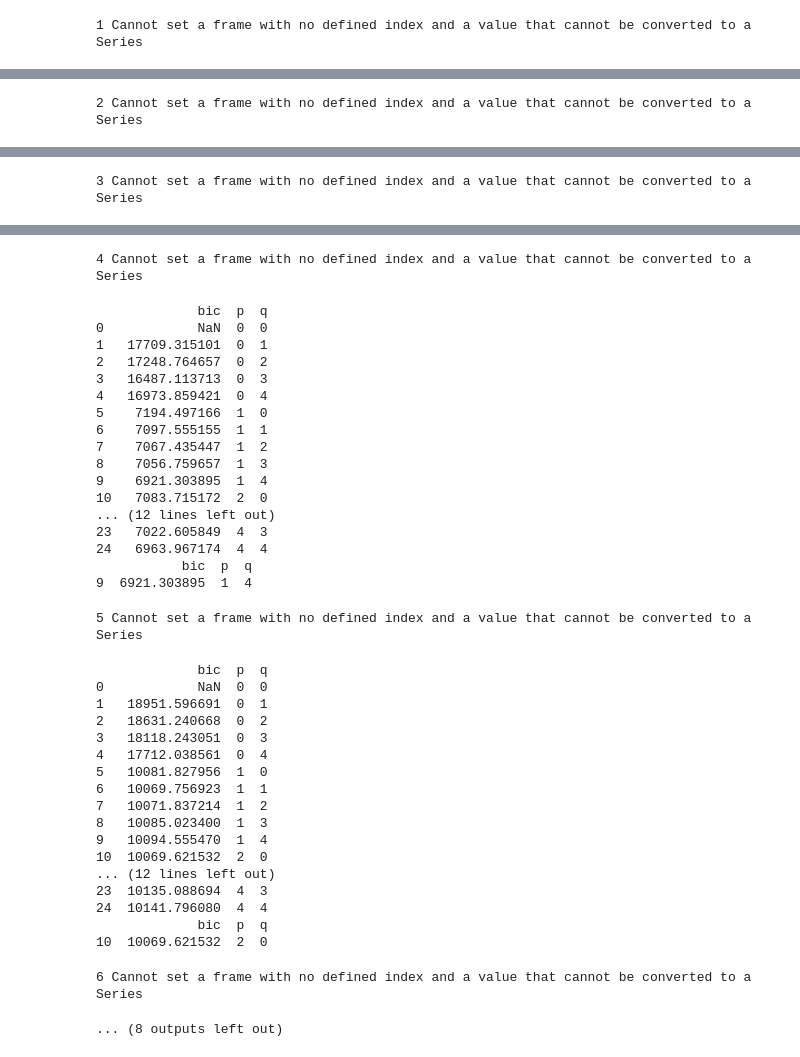
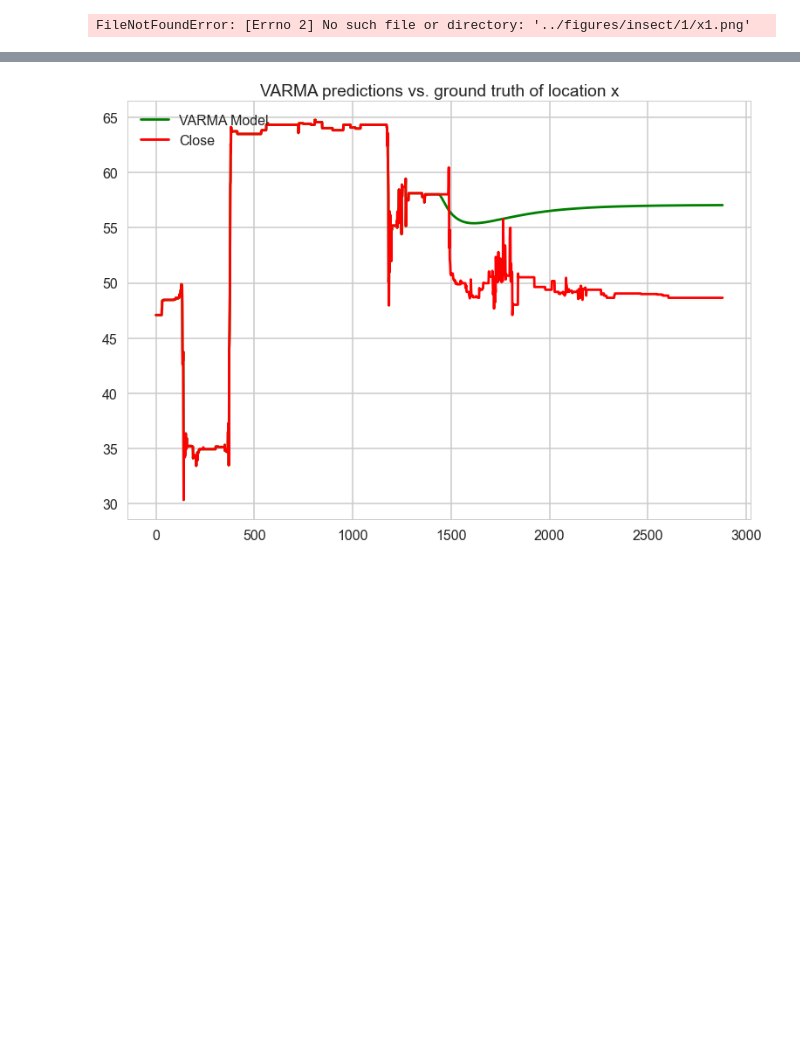
Before and after one commit to tonglinyan/animal_trajectory_prediction, a Jupyter notebook: Ants/code/ant_location_forecasting_noloop.ipynb, the cells around one changed output, grey strips where cells are left out. Saved outputs shown, nothing was run; the diff lists cells and outputs as text; code cells hidden in the pictures; blank space fills up the shorter version.

```diff
--- a/Ants/code/ant_location_forecasting_noloop.ipynb
+++ b/Ants/code/ant_location_forecasting_noloop.ipynb
@@ -50,7 +50,7 @@ def plot_time_series(ts_1, ts_label_1, ts_2, ts_label_2, title, path):
     plt.show()
 # %%
 # Data Loading
-data_df = pd.read_csv('../dataset/ant/location_in_mm.csv')
+data_df = pd.read_csv('../dataset/location_in_mm.csv')
 c = [1, 74, 154]
 amount_ant = [73, 80, 83]
 pred = pd.DataFrame()
@@ -68,7 +68,7 @@ for colony_id in range(1, 4):
         #creating the train and validation set
         valid = data[int(0.5*(len(data))):]
         train = data[:int(0.5*(len(data)))]
-
+        """
         tmp = []
         for p in tqdm(range(5)):
             for q in tqdm(range(5)):
@@ -80,24 +80,26 @@ for colony_id in range(1, 4):
         print(tmp)
         order = tmp[tmp['bic'] == tmp['bic'].min()]
         print(order)
+        """
 
-        try:
-            model = VARMAX(train, order = (order['p'], order['q']))
-            fitted_model = model.fit()
-            prediction = fitted_model.forecast(len(valid)).reset_index(drop=True)
-            prediction = pd.DataFrame(prediction)
-            prediction = pd.concat([train, prediction], axis = 0)
+        #try:
+        #model = VARMAX(train, order = (order['p'], order['q']))
+        model = VARMAX(train, order = (4, 3))
+        fitted_model = model.fit()
+        prediction = fitted_model.forecast(len(valid)).reset_index(drop=True)
+        prediction = pd.DataFrame(prediction)
+        prediction = pd.concat([train, prediction], axis = 0)
 
-            prediction_c = num_chamber(prediction['location_x'], prediction['location_y'])
-            pred['%i'%num_ant] = pd.DataFrame(prediction_c, columns = ['%i'%num_ant])
+        prediction_c = num_chamber(prediction['location_x'], prediction['location_y'])
 
+        pred[['%i'%num_ant]] = pd.DataFrame({"%i"%num_ant: prediction_c})
+        print(pred)
 
-            #plot_time_series(ts_1 = prediction_chamber, ts_label_1 = 'VARMA Model', ts_2 = valid['chamber'], ts_label_2 = 'Close', title = 'VARMA predictions vs. ground truth')
-            plot_time_series(ts_1 = prediction['location_x'], ts_label_1 = 'VARMA Model', ts_2 = data['location_x'], ts_label_2 = 'Close', title = 'VARMA predictions vs. ground truth of location x', path = '../figures/insect/%i/x1.png'%num_ant)
-            plot_time_series(ts_1 = prediction['location_y'], ts_label_1 = 'VARMA Model', ts_2 = data['location_y'], ts_label_2 = 'Close', title = 'VARMA predictions vs. ground truth of location y', path = '../figures/insect/%i/y1.png'%num_ant)
+        #plot_time_series(ts_1 = prediction_chamber, ts_label_1 = 'VARMA Model', ts_2 = valid['chamber'], ts_label_2 = 'Close', title = 'VARMA predictions vs. ground truth')
+        plot_time_series(ts_1 = prediction['location_x'], ts_label_1 = 'VARMA Model', ts_2 = data['location_x'], ts_label_2 = 'Close', title = 'VARMA predictions vs. ground truth of location x', path = '../figures/insect/%i/x1.png'%num_ant)
+        plot_time_series(ts_1 = prediction['location_y'], ts_label_1 = 'VARMA Model', ts_2 = data['location_y'], ts_label_2 = 'Close', title = 'VARMA predictions vs. ground truth of location y', path = '../figures/insect/%i/y1.png'%num_ant)
 
-        except Exception as reason:
-            print('%i'%num_ant, reason)
-
-prediction_c.to_csv('../dataset/ant/predictions_VARMAX_noloop/pred_VARMA_noloop.csv', index = False)
+        pred.to_csv('../dataset/pred_noloop.csv', index = False)
+        #except Exception as reason:
+        #    print('%i'%num_ant, reason)
 # %% [output]
@@ -121 +120 @@ prediction_c.to_csv('../dataset/ant/predictions_VARMAX_noloop/pred_VARMA_noloop.
-1 Cannot set a frame with no defined index and a value that cannot be converted to a Series
+FileNotFoundError: [Errno 2] No such file or directory: '../figures/insect/1/x1.png'
@@ -139 +120,0 @@ prediction_c.to_csv('../dataset/ant/predictions_VARMAX_noloop/pred_VARMA_noloop.
-2 Cannot set a frame with no defined index and a value that cannot be converted to a Series
@@ -157 +120,0 @@ prediction_c.to_csv('../dataset/ant/predictions_VARMAX_noloop/pred_VARMA_noloop.
-3 Cannot set a frame with no defined index and a value that cannot be converted to a Series
@@ -175,38 +121 @@ prediction_c.to_csv('../dataset/ant/predictions_VARMAX_noloop/pred_VARMA_noloop.
-4 Cannot set a frame with no defined index and a value that cannot be converted to a Series
-             bic  p  q
-0            NaN  0  0
-1   17709.315101  0  1
-2   17248.764657  0  2
-3   16487.113713  0  3
-4   16973.859421  0  4
-5    7194.497166  1  0
-6    7097.555155  1  1
-7    7067.435447  1  2
-8    7056.759657  1  3
-9    6921.303895  1  4
-10   7083.715172  2  0
-... (12 lines left out)
-23   7022.605849  4  3
-24   6963.967174  4  4
-           bic  p  q
-9  6921.303895  1  4
-5 Cannot set a frame with no defined index and a value that cannot be converted to a Series
-             bic  p  q
-0            NaN  0  0
-1   18951.596691  0  1
-2   18631.240668  0  2
-3   18118.243051  0  3
-4   17712.038561  0  4
-5   10081.827956  1  0
-6   10069.756923  1  1
-7   10071.837214  1  2
-8   10085.023400  1  3
-9   10094.555470  1  4
-10  10069.621532  2  0
-... (12 lines left out)
-23  10135.088694  4  3
-24  10141.796080  4  4
-             bic  p  q
-10  10069.621532  2  0
-6 Cannot set a frame with no defined index and a value that cannot be converted to a Series
-... (8 outputs left out)
+[figure, added]
```
Also changed, not shown: parts of 1 cell of this notebook, 3 other files.
